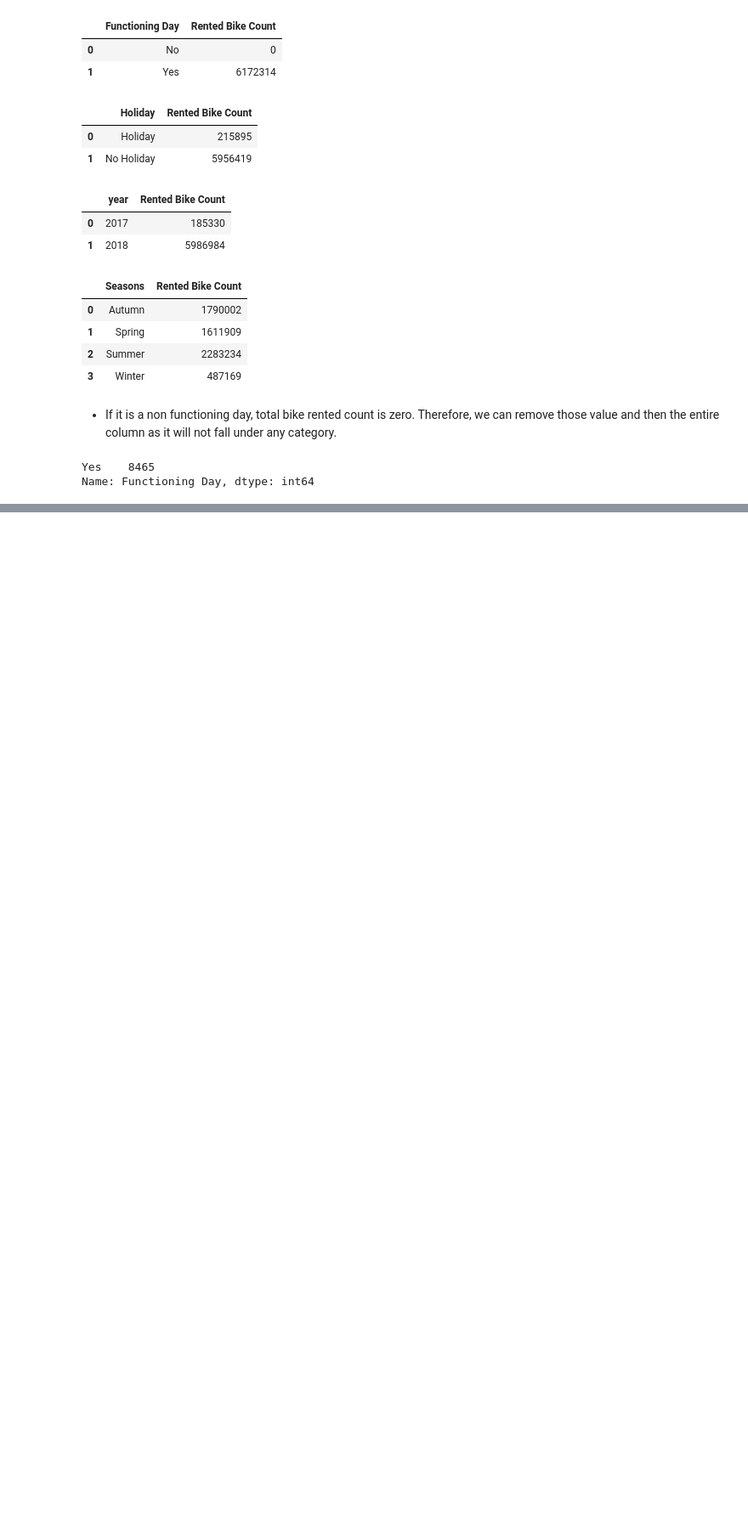
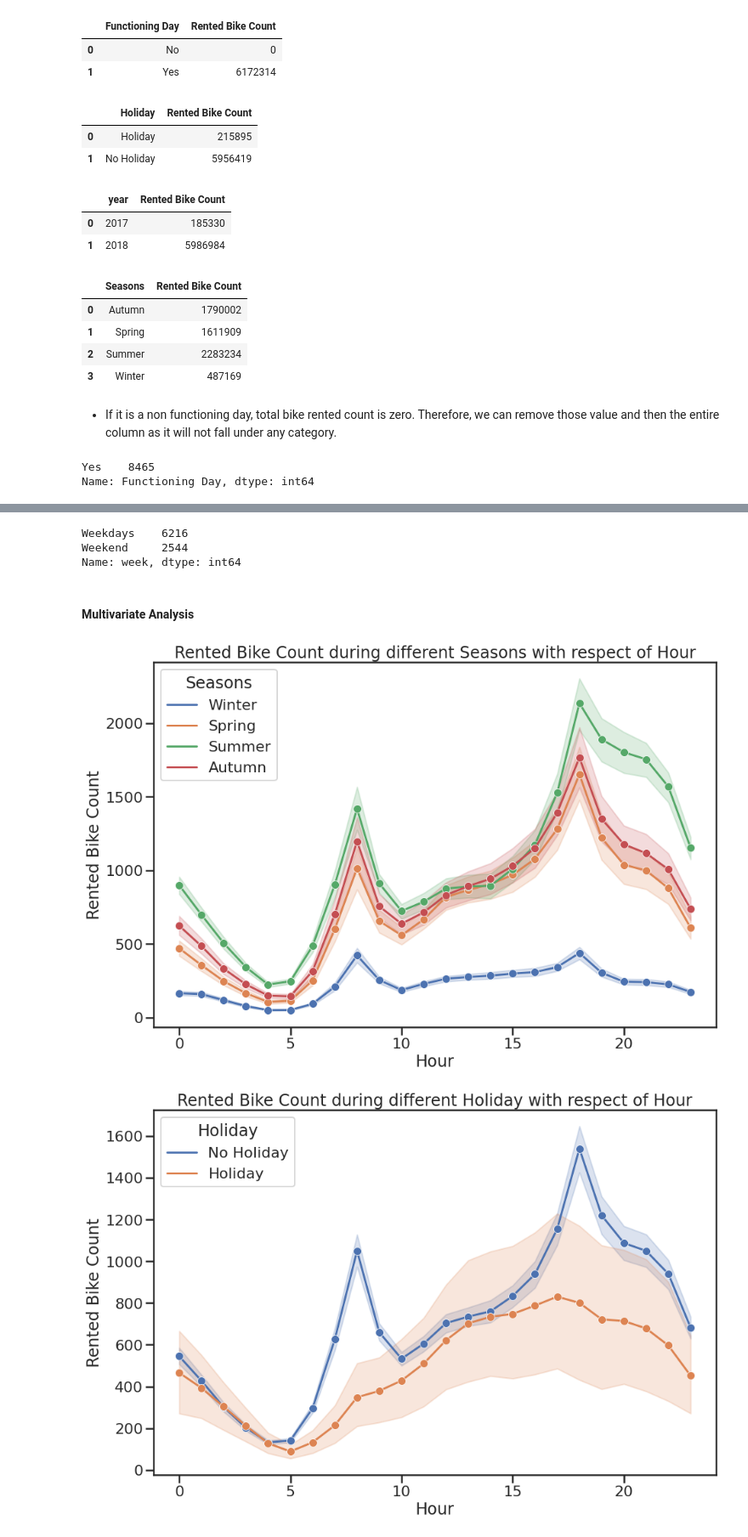
Before and after one commit to abhinav4201/Regression-Bike-Sharing-Demand-Prediction, a Jupyter notebook: Bike_Sharing_Demand_Prediction_Capstone_Project.ipynb, the cells around one changed output, grey strips where cells are left out. Shown at 85% size. Saved outputs shown, nothing was run; the diff lists cells and outputs as text; code cells hidden in the pictures; blank space fills up the shorter version.

Commit message:
completed multivariate analysis and feature engineering

```diff
--- a/Bike_Sharing_Demand_Prediction_Capstone_Project.ipynb
+++ b/Bike_Sharing_Demand_Prediction_Capstone_Project.ipynb
@@ -427,0 +455,28 @@ Shape of new data : (8465, 16)
+# %%
+# Converting days of weeks in Two variable from Monaday to Friday in Weekdays and Saturday and Sunday to Weekend
+value['week'] = value['day'].apply(lambda x:'Weekend'  if x=='Saturday' or  x== 'Sunday' else 'Weekdays')
+# %%
+value.week.value_counts()
+# %% [output]
+Weekdays    6216
+Weekend     2544
+Name: week, dtype: int64
+# %% [markdown]
+#### **Multivariate Analysis**
+# %%
+#getting categorial values
+cat_feature = value.select_dtypes(include='object')
+# %%
+#analysing hour with bike demand with respect to different third value
+
+for i in cat_feature:
+  if i == 'Hour':
+    pass
+  else:
+    plt.figure(figsize=(15,10))
+    sns.lineplot(x=value["Hour"],y=value['Rented Bike Count'],hue=value[i], marker ='o')
+    plt.title(f"Rented Bike Count during different {i} with respect of Hour")
+  plt.show()
+# %% [output]
+[figure, added]
+[figure, added]
```
Also changed, not shown: parts of 30 cells of this notebook.
